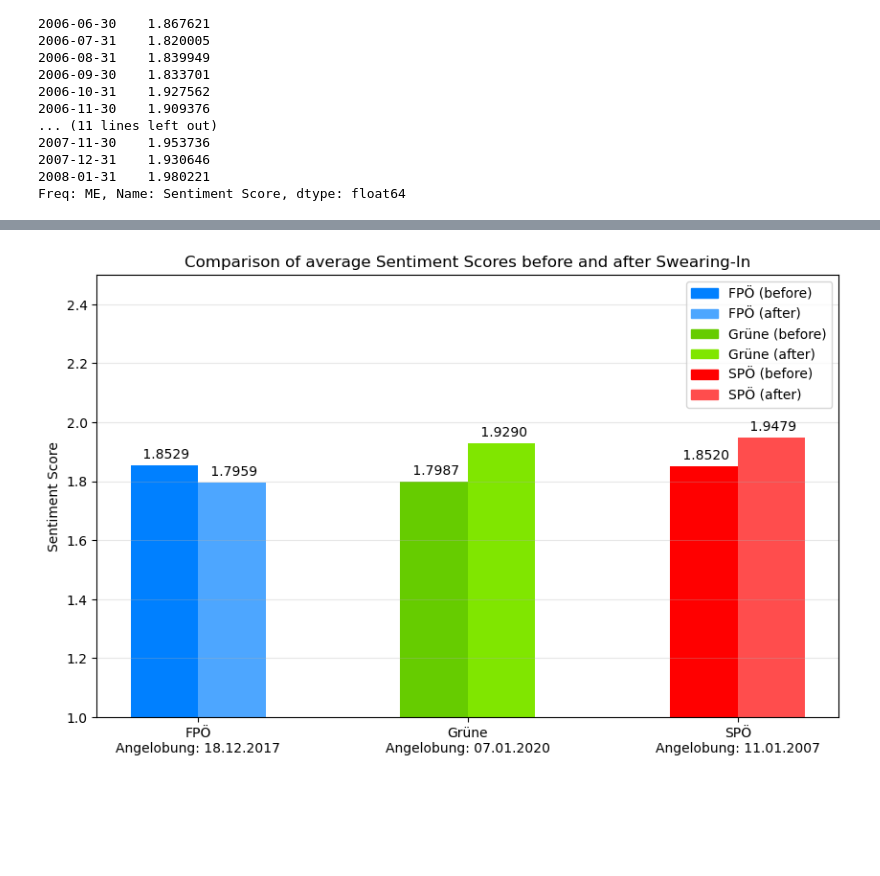
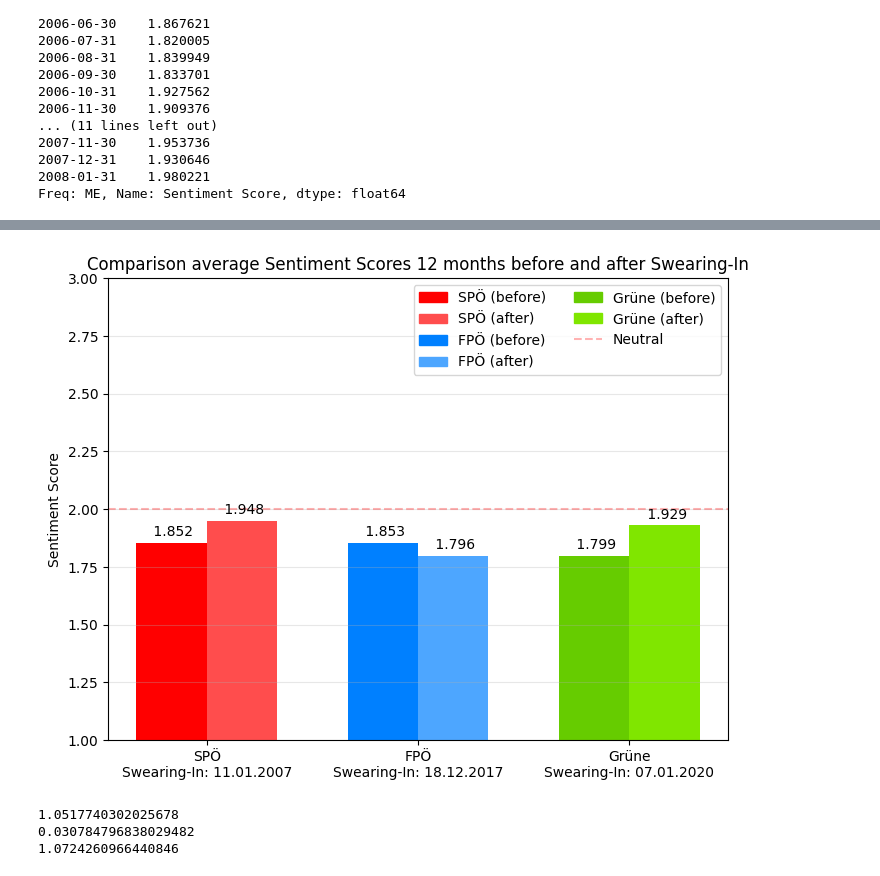
Before and after one commit to tomwalchhofer/fcss_group_project, a Jupyter notebook: analyse.ipynb, the cells around one changed output, grey strips where cells are left out. Drawn from its saved outputs; the diff is of its cells as text; code cells hidden in the pictures; blank space fills up the shorter version.

```diff
--- a/analyse.ipynb
+++ b/analyse.ipynb
@@ -298,50 +297,62 @@ plt.show()
 # %%
-avg_dict = {'FPÖ': [fpoe_davor_avg, fpoe_danach_avg],
-            'Grüne': [gruene_davor_avg ,gruene_danach_avg],
-            'SPÖ': [spoe_davor_avg, spoe_danach_avg]}
+avg_dict = {'SPÖ': [spoe_davor_avg, spoe_danach_avg],
+            'FPÖ': [fpoe_davor_avg, fpoe_danach_avg],
+            'Grüne': [gruene_davor_avg ,gruene_danach_avg]}
 
 labels = ['Vor Angelobung', 'Nach Angelobung']
-bar_position = np.arange(len(avg_dict))
+bar_position = np.array([0, 0.75, 1.5])
 breite = 0.25
 multiplier = 0
 
-farben_davor = ['#0080FF', '#66CC00', '#FF0000']
-farben_danach = ['#4DA6FF', '#80E600', '#FF4D4D']
+farben_davor = ['#FF0000', '#0080FF', '#66CC00']
+farben_danach = ['#FF4D4D', '#4DA6FF', '#80E600']
 
-fig, ax = plt.subplots(figsize=(10, 6))
+fig, ax = plt.subplots(figsize=(8, 6))
 bar_davor = ax.bar(bar_position - breite/2, [d[0] for d in avg_dict.values()], breite, label=labels[0], color=farben_davor)
 bar_danach = ax.bar(bar_position + breite/2, [d[1] for d in avg_dict.values()], breite, label=labels[1], color=farben_danach)
 
 def werte_bars(set_bars):
     for bar in set_bars:
         height = bar.get_height()
-        ax.annotate(f'{height: .4f}',
+        ax.annotate(f'{height: .3f}',
                    xy=(bar.get_x() + bar.get_width() / 2, height),
                    xytext=(0, 3),
                    textcoords="offset points",
                    ha='center', va='bottom')
 
 werte_bars(bar_davor)
 werte_bars(bar_danach)
 
 legende_elemente = []
 for i, (partei, farbie) in enumerate(zip(avg_dict.keys(), zip(farben_davor, farben_danach))):
     legende_elemente.append(plt.Rectangle((0,0),1,1, color=farben_davor[i], label=f'{partei} (before)'))
     legende_elemente.append(plt.Rectangle((0,0),1,1, color=farben_danach[i], label=f'{partei} (after)'))
 
-#legende_elemente.append(plt.Line2D([0], [0], color='red', linestyle='--', alpha=.3, label='Neutral'))
+legende_elemente.append(plt.Line2D([0], [0], color='red', linestyle='--', alpha=.3, label='Neutral'))
 
-x_elemente = ['FPÖ\nAngelobung: 18.12.2017', 'Grüne\nAngelobung: 07.01.2020', 'SPÖ\nAngelobung: 11.01.2007']
+x_elemente = ['SPÖ\nSwearing-In: 11.01.2007', 'FPÖ\nSwearing-In: 18.12.2017', 'Grüne\nSwearing-In: 07.01.2020']
 
 ax.set_ylabel('Sentiment Score')
-ax.set_title('Comparison of average Sentiment Scores before and after Swearing-In')
+ax.set_title('Comparison average Sentiment Scores 12 months before and after Swearing-In')
 ax.set_xticks(bar_position)
 ax.set_xticklabels(x_elemente)
-#plt.axhline(y=2, color='red', linestyle='--', alpha=.3, label='Neutral')
-plt.legend(handles=legende_elemente, bbox_to_anchor=(1, 1))
-plt.ylim(1, 2.5)
+plt.legend(handles=legende_elemente, loc='upper right', ncols=2)
+plt.axhline(y=2, color='red', linestyle='--', alpha=.3, label='Neutral')
+plt.ylim(1, 3)
 plt.grid(axis='y', alpha=.3)
 
 plt.show()
 # %% [output]
-[figure, old version]
+[figure, new version]
+# %%
+spoe_pro = spoe_danach_avg / spoe_davor_avg
+fpoe_pro = fpoe_danach_avg / fpoe_davor_avg
+gruene_pro = gruene_danach_avg / gruene_davor_avg
+
+print(spoe_pro)
+print(1-fpoe_pro)
+print(gruene_pro)
+# %% [output]
+1.0517740302025678
+0.030784796838029482
+1.0724260966440846
```
Also changed, not shown: parts of 5 cells of this notebook, 3 other files.
